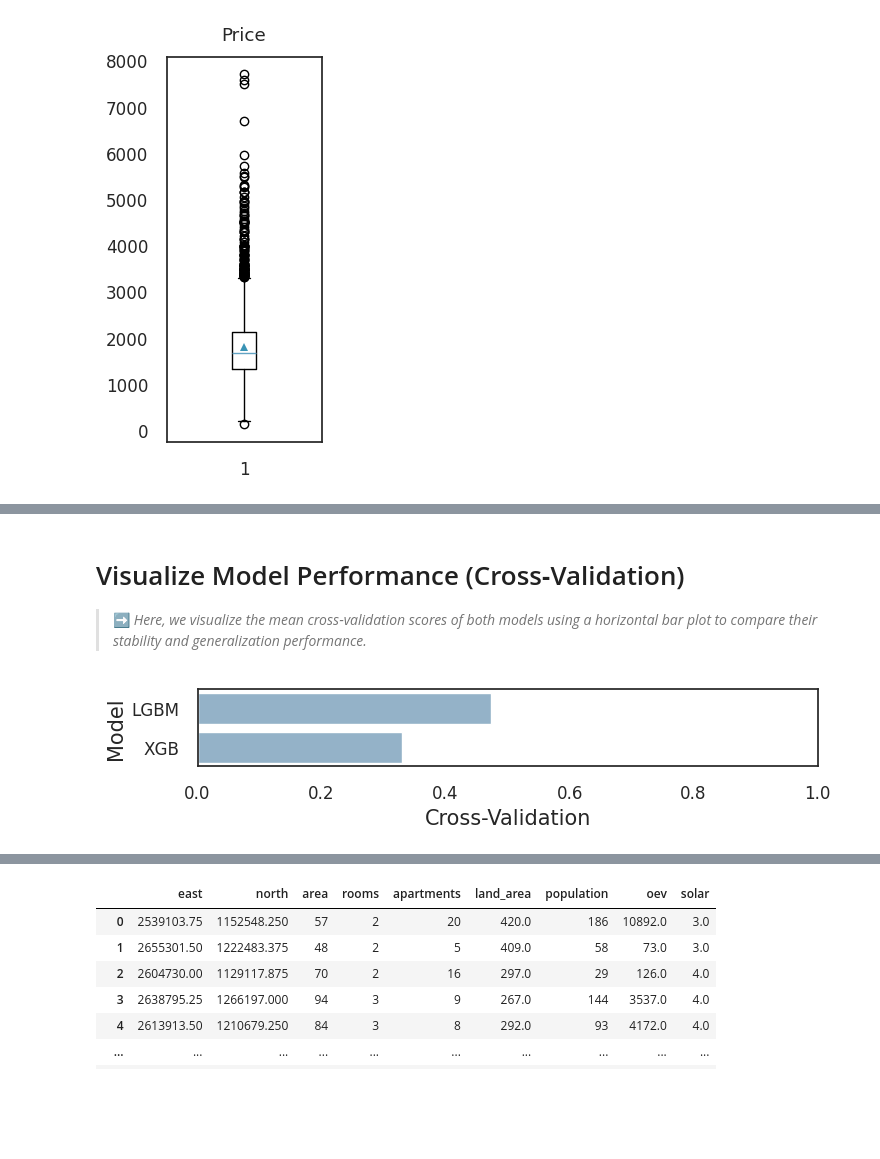
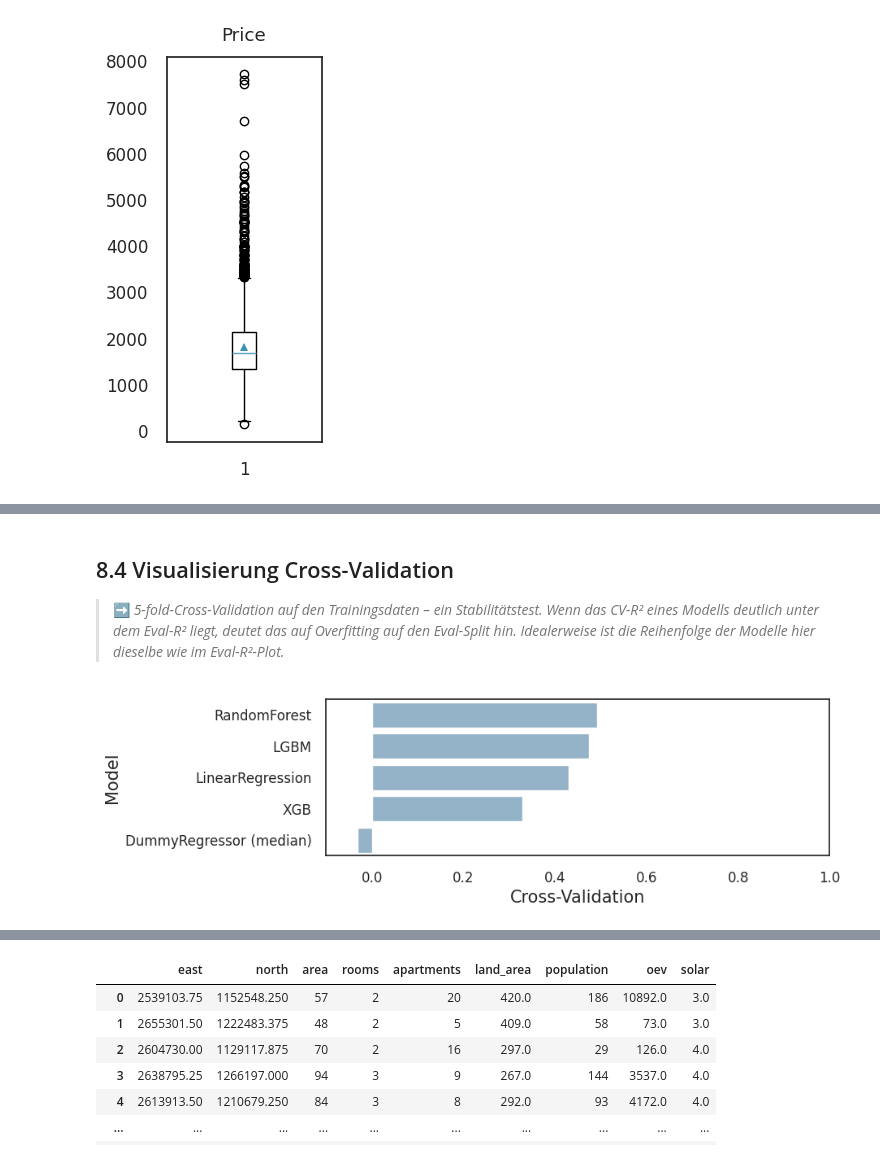
Before and after one commit to wadafacc/dspro1, a Jupyter notebook: src/notebooks/model_v2.ipynb, the cells around one changed output, grey strips where cells are left out. Drawn from its saved outputs; the diff is of its cells as text; code cells hidden in the pictures; blank space fills up the shorter version.

```diff
--- a/src/notebooks/model_v2.ipynb
+++ b/src/notebooks/model_v2.ipynb
@@ -986,6 +1201,11 @@ models = [('XGB', MedAE_XGBoost,  r2_score_XGBoost_eval, cv_XGBoost.mean()),
 
 
 predict = pd.DataFrame(data = models, columns=['Model', 'MedAE', 'R2_Score(eval)', 'Cross-Validation'])
+
+# Benchmark-Modelle (DummyRegressor, LinearRegression, RandomForest)
+# an die predict-Tabelle anhängen, damit alle 5 Modelle gemeinsam verglichen werden.
+predict = pd.concat([predict, benchmark_predict], ignore_index=True)
+
 predict
 # %% [output]
 |  | Model | MedAE | R2_Score(eval) | Cross-Validation |
@@ -1026,16 +1251,17 @@ plt.show()
 # %% [markdown]
-# Visualize Model Performance (Cross‑Validation)
+## 8.4 Visualisierung Cross-Validation
 
-> ➡️ *Here, we visualize the mean cross‑validation scores of both models using a horizontal bar plot to compare their stability and generalization performance.*
+> ➡️ *5-fold-Cross-Validation auf den Trainingsdaten – ein Stabilitätstest. Wenn das CV-R² eines Modells deutlich unter dem Eval-R² liegt, deutet das auf Overfitting auf den Eval-Split hin. Idealerweise ist die Reihenfolge der Modelle hier dieselbe wie im Eval-R²-Plot.*
 # %%
-f, axe = plt.subplots(1,1, figsize=(8,1))
+f, axe = plt.subplots(1,1, figsize=(8,2.5))
 
 predict.sort_values(by=['Cross-Validation'], ascending=False, inplace=True)
 
 sns.barplot(x='Cross-Validation', y='Model',  data = predict, ax = axe)
 axe.set_xlabel('Cross-Validation', size=15)
 axe.set_ylabel('Model', size=15)
-axe.set_xlim(0,1.0)
+# untere Grenze leicht negativ, damit auch der DummyRegressor (CV-R² oft negativ) sichtbar ist
+axe.set_xlim(min(-0.1, predict['Cross-Validation'].min() * 1.1), 1.0)
 plt.show()
 # %% [output]
-[figure, old version]
+[figure, new version]
```
Also changed, not shown: parts of 60 cells of this notebook, 7 other files.
